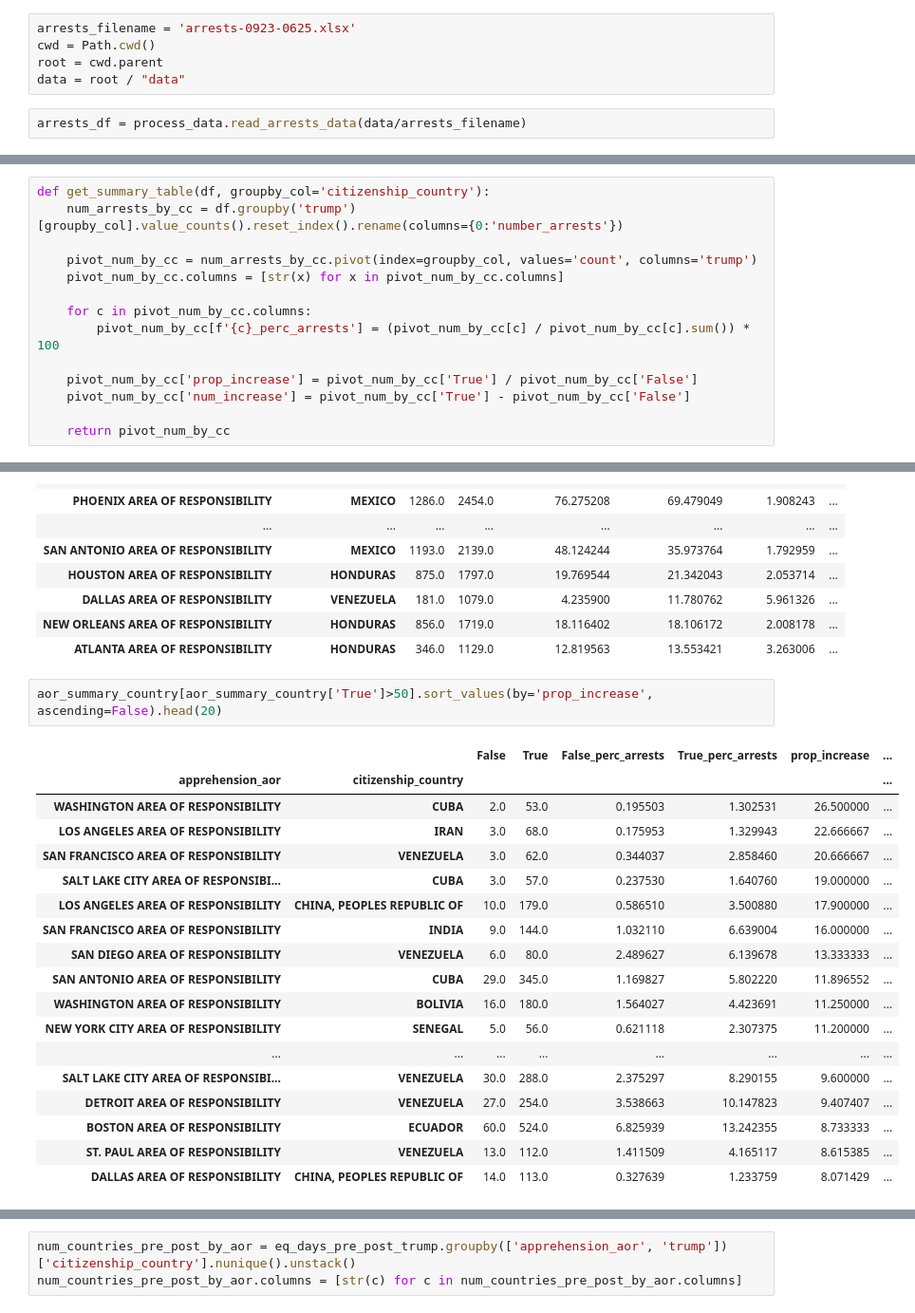
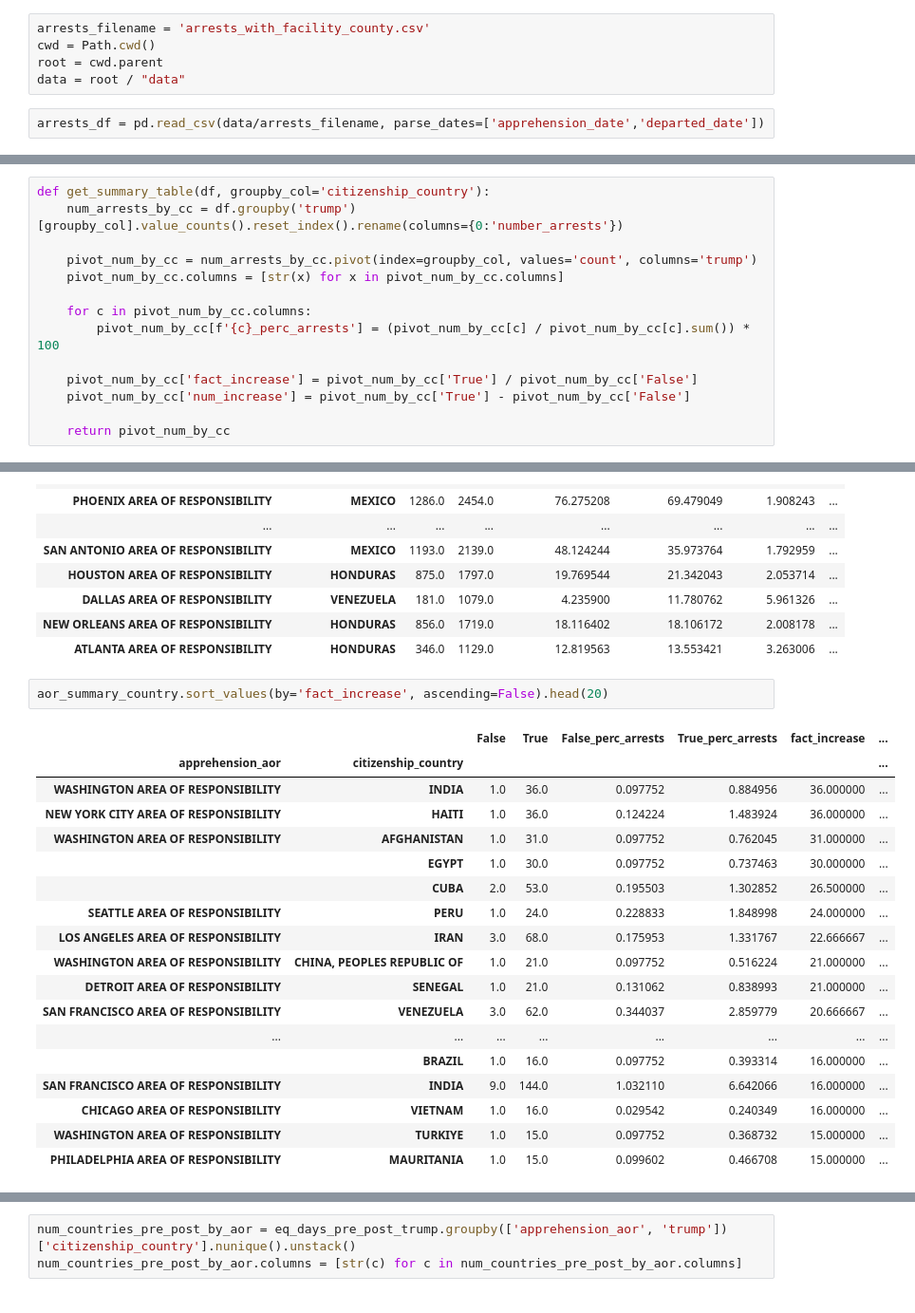
Before and after one commit to ceilingloft/lr_assingment_ice, a Jupyter notebook: task_notebooks/task-4_analysis.ipynb, the cells around one changed output, grey strips where cells are left out. Shown at 95% size. Saved outputs shown, nothing was run; the diff lists cells and outputs as text.

```diff
--- a/task_notebooks/task-4_analysis.ipynb
+++ b/task_notebooks/task-4_analysis.ipynb
@@ -18,12 +18,12 @@ import process_data
 pd.set_option("display.max_rows", 300)
 pd.set_option("display.max_columns", 200)
 # %%
-arrests_filename = 'arrests-0923-0625.xlsx'
+arrests_filename = 'arrests_with_facility_county.csv'
 cwd = Path.cwd()
 root = cwd.parent
 data = root / "data"
 # %%
-arrests_df = process_data.read_arrests_data(data/arrests_filename)
+arrests_df = pd.read_csv(data/arrests_filename, parse_dates=['apprehension_date','departed_date'])
 # %%
 arrests_df.head()
 # %% [output]
@@ -174,7 +183,7 @@ def get_summary_table(df, groupby_col='citizenship_country'):
     for c in pivot_num_by_cc.columns:
         pivot_num_by_cc[f'{c}_perc_arrests'] = (pivot_num_by_cc[c] / pivot_num_by_cc[c].sum()) * 100
 
-    pivot_num_by_cc['prop_increase'] = pivot_num_by_cc['True'] / pivot_num_by_cc['False']
+    pivot_num_by_cc['fact_increase'] = pivot_num_by_cc['True'] / pivot_num_by_cc['False']
     pivot_num_by_cc['num_increase'] = pivot_num_by_cc['True'] - pivot_num_by_cc['False']
 
     return pivot_num_by_cc
@@ -293,23 +302,23 @@ aor_summary_country.sort_values(by='num_increase', ascending=False).head(20)
 | NEW ORLEANS AREA OF RESPONSIBILITY | HONDURAS | 856.0 | 1719.0 | 18.116402 | 18.106172 | 2.008178 | ... |
 | ATLANTA AREA OF RESPONSIBILITY | HONDURAS | 346.0 | 1129.0 | 12.819563 | 13.553421 | 3.263006 | ... |
 # %%
-aor_summary_country[aor_summary_country['True']>50].sort_values(by='prop_increase', ascending=False).head(20)
+aor_summary_country.sort_values(by='fact_increase', ascending=False).head(20)
 # %% [output]
-|  |  | False | True | False_perc_arrests | True_perc_arrests | prop_increase | ... |
+|  |  | False | True | False_perc_arrests | True_perc_arrests | fact_increase | ... |
 | apprehension_aor | citizenship_country |  |  |  |  |  | ... |
-| WASHINGTON AREA OF RESPONSIBILITY | CUBA | 2.0 | 53.0 | 0.195503 | 1.302531 | 26.500000 | ... |
-| LOS ANGELES AREA OF RESPONSIBILITY | IRAN | 3.0 | 68.0 | 0.175953 | 1.329943 | 22.666667 | ... |
-| SAN FRANCISCO AREA OF RESPONSIBILITY | VENEZUELA | 3.0 | 62.0 | 0.344037 | 2.858460 | 20.666667 | ... |
-| SALT LAKE CITY AREA OF RESPONSIBI... | CUBA | 3.0 | 57.0 | 0.237530 | 1.640760 | 19.000000 | ... |
-| LOS ANGELES AREA OF RESPONSIBILITY | CHINA, PEOPLES REPUBLIC OF | 10.0 | 179.0 | 0.586510 | 3.500880 | 17.900000 | ... |
-| SAN FRANCISCO AREA OF RESPONSIBILITY | INDIA | 9.0 | 144.0 | 1.032110 | 6.639004 | 16.000000 | ... |
-| SAN DIEGO AREA OF RESPONSIBILITY | VENEZUELA | 6.0 | 80.0 | 2.489627 | 6.139678 | 13.333333 | ... |
-| SAN ANTONIO AREA OF RESPONSIBILITY | CUBA | 29.0 | 345.0 | 1.169827 | 5.802220 | 11.896552 | ... |
-| WASHINGTON AREA OF RESPONSIBILITY | BOLIVIA | 16.0 | 180.0 | 1.564027 | 4.423691 | 11.250000 | ... |
-| NEW YORK CITY AREA OF RESPONSIBILITY | SENEGAL | 5.0 | 56.0 | 0.621118 | 2.307375 | 11.200000 | ... |
+| WASHINGTON AREA OF RESPONSIBILITY | INDIA | 1.0 | 36.0 | 0.097752 | 0.884956 | 36.000000 | ... |
+| NEW YORK CITY AREA OF RESPONSIBILITY | HAITI | 1.0 | 36.0 | 0.124224 | 1.483924 | 36.000000 | ... |
+| WASHINGTON AREA OF RESPONSIBILITY | AFGHANISTAN | 1.0 | 31.0 | 0.097752 | 0.762045 | 31.000000 | ... |
+|  | EGYPT | 1.0 | 30.0 | 0.097752 | 0.737463 | 30.000000 | ... |
+|  | CUBA | 2.0 | 53.0 | 0.195503 | 1.302852 | 26.500000 | ... |
+| SEATTLE AREA OF RESPONSIBILITY | PERU | 1.0 | 24.0 | 0.228833 | 1.848998 | 24.000000 | ... |
+| LOS ANGELES AREA OF RESPONSIBILITY | IRAN | 3.0 | 68.0 | 0.175953 | 1.331767 | 22.666667 | ... |
+| WASHINGTON AREA OF RESPONSIBILITY | CHINA, PEOPLES REPUBLIC OF | 1.0 | 21.0 | 0.097752 | 0.516224 | 21.000000 | ... |
+| DETROIT AREA OF RESPONSIBILITY | SENEGAL | 1.0 | 21.0 | 0.131062 | 0.838993 | 21.000000 | ... |
+| SAN FRANCISCO AREA OF RESPONSIBILITY | VENEZUELA | 3.0 | 62.0 | 0.344037 | 2.859779 | 20.666667 | ... |
 | ... | ... | ... | ... | ... | ... | ... | ... |
-| SALT LAKE CITY AREA OF RESPONSIBI... | VENEZUELA | 30.0 | 288.0 | 2.375297 | 8.290155 | 9.600000 | ... |
-| DETROIT AREA OF RESPONSIBILITY | VENEZUELA | 27.0 | 254.0 | 3.538663 | 10.147823 | 9.407407 | ... |
-| BOSTON AREA OF RESPONSIBILITY | ECUADOR | 60.0 | 524.0 | 6.825939 | 13.242355 | 8.733333 | ... |
-| ST. PAUL AREA OF RESPONSIBILITY | VENEZUELA | 13.0 | 112.0 | 1.411509 | 4.165117 | 8.615385 | ... |
-| DALLAS AREA OF RESPONSIBILITY | CHINA, PEOPLES REPUBLIC OF | 14.0 | 113.0 | 0.327639 | 1.233759 | 8.071429 | ... |
+|  | BRAZIL | 1.0 | 16.0 | 0.097752 | 0.393314 | 16.000000 | ... |
+| SAN FRANCISCO AREA OF RESPONSIBILITY | INDIA | 9.0 | 144.0 | 1.032110 | 6.642066 | 16.000000 | ... |
+| CHICAGO AREA OF RESPONSIBILITY | VIETNAM | 1.0 | 16.0 | 0.029542 | 0.240349 | 16.000000 | ... |
+| WASHINGTON AREA OF RESPONSIBILITY | TURKIYE | 1.0 | 15.0 | 0.097752 | 0.368732 | 15.000000 | ... |
+| PHILADELPHIA AREA OF RESPONSIBILITY | MAURITANIA | 1.0 | 15.0 | 0.099602 | 0.466708 | 15.000000 | ... |
```
Also changed, not shown: parts of 32 cells of this notebook.
